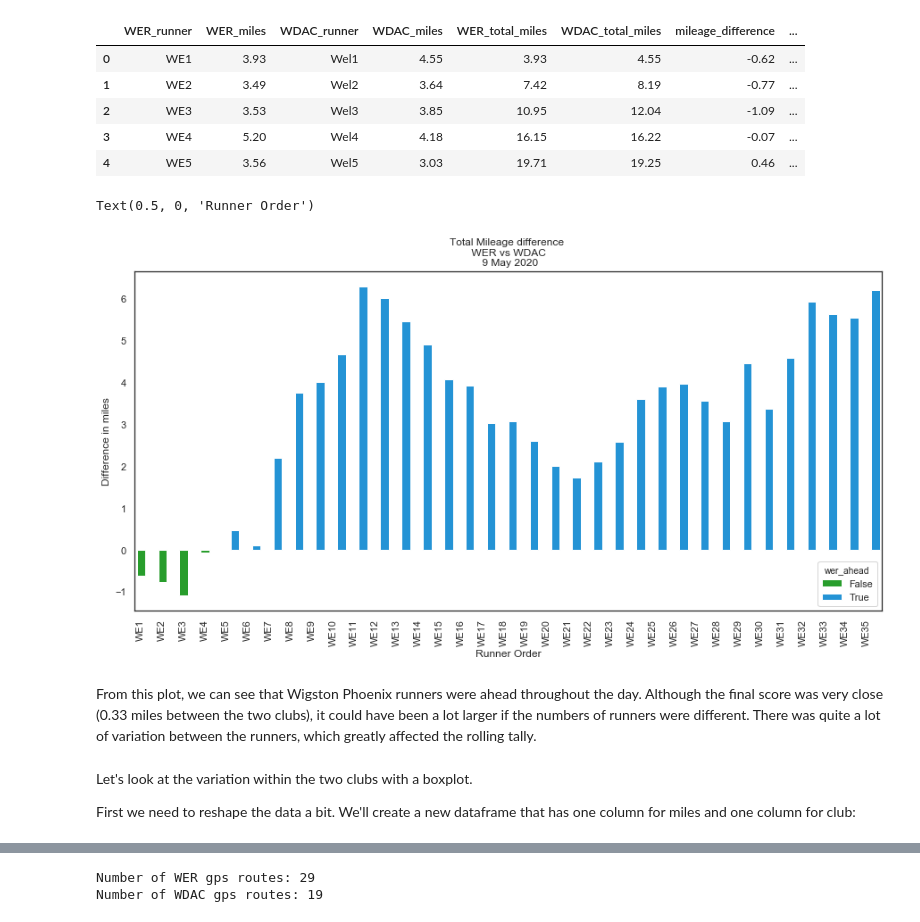
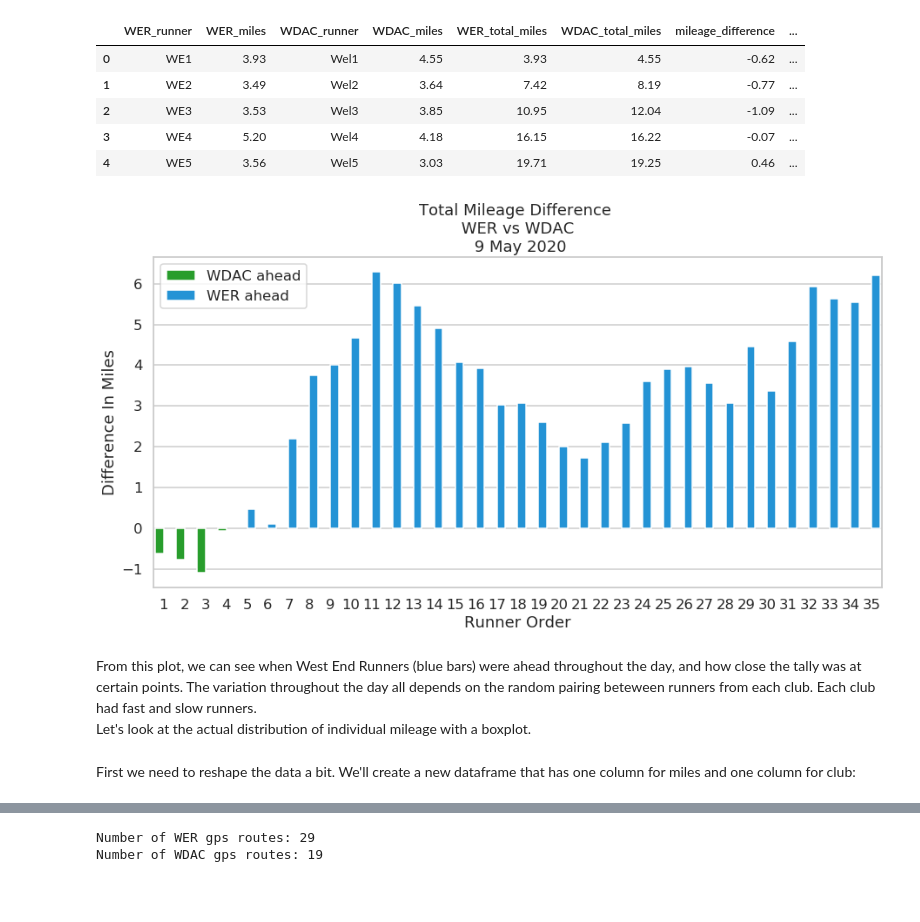
Before and after one commit to tamelamaciel/virtual_running_relays, a Jupyter notebook: virtual_running_relays_WERvsWell_9May2020.ipynb, the cells around one changed output, grey strips where cells are left out. Saved outputs shown, nothing was run; the diff lists cells and outputs as text; code cells hidden in the pictures; blank space fills up the shorter version.

Commit message:
finished generalizing notebook, renamed directories for consistencies, saved plots from notebook

```diff
--- a/virtual_running_relays_WERvsWell_9May2020.ipynb
+++ b/virtual_running_relays_WERvsWell_9May2020.ipynb
@@ -32,7 +34,10 @@ data_dir="/Users/Tamela/CODE/src/github.com/tm419/Virtual Running Relays/"
 # OPTIONS:
 # West End vs Wigston Phoenix (WP), 2 May: WEvsWP_data/wer_vs_wp_2_may_2020.csv
 # West End vs Wellingborough (WDAC), 9 May: WEvsWDAC_data/wer_vs_wdac_9_may_2020.csv
-relay_data_name = "WEvsWDAC_data/wer_vs_wdac_9_may_2020.csv"
+relay_data_name = "WERvsWDAC_data/wer_vs_wdac_9_may_2020.csv"
+
+# SET DATE OF RELAY FOR PLOTTING:
+date = "9 May 2020"
 
 # SET CLUB ACRONYMNS FOR NAMING
 ateam = 'WER'
@@ -185,8 +187,9 @@ df
 
 This dataset set now shows the running totals and running difference (in miles) between the two clubs throughout the day. It's ready for some data visualisation to better understand the strengths of the clubs.
 # %%
-#make column for if West End Runners are ahead, for use in colouring the bars below
-df['wer_ahead']=df['mileage_difference']>0
+#make dummy variable column for if West End Runners are ahead. This will be used to colour the bars in the plots below.
+
+df['WER_ahead']=df['mileage_difference']>0
 df.head()
 # %% [output]
 |  | WER_runner | WER_miles | WDAC_runner | WDAC_miles | WER_total_miles | WDAC_total_miles | mileage_difference | ... |
@@ -196,21 +199,35 @@ df.head()
 | 3 | WE4 | 5.20 | Wel4 | 4.18 | 16.15 | 16.22 | -0.07 | ... |
 | 4 | WE5 | 3.56 | Wel5 | 3.03 | 19.71 | 19.25 | 0.46 | ... |
 # %%
+# Make bar chart of how the total mileage difference between the clubs varied throughout the day
+
 plt.figure(figsize=(15,7))
 
 colours={True:sns.xkcd_rgb["azure"],False:sns.xkcd_rgb["green"]} #note color palette draws from xkcd named colours https://xkcd.com/color/rgb/
+runnerorder=np.arange(1,36,1,dtype=int).tolist()
 
-date = "9 May 2020"
+sns.set(style="whitegrid")
+sns.set_context("talk") #makes labels and text bigger
 
-sns.set(style='white')
+#set font
+mpl.rcParams['text.usetex'] = False
+mpl.rcParams['font.family'] = "Gill Sans MT"
 
-chart = sns.barplot(x="WER_runner",y="mileage_difference", data=df, hue="wer_ahead",palette=colours)
+g = sns.barplot(x="WER_runner",y="mileage_difference", data=df, hue="WER_ahead",palette=colours)
 
-#chart.set(ylim=(-3,1.5))
-chart.set_xticklabels(chart.get_xticklabels(), rotation=90, horizontalalignment='right')
-plt.title("Total Mileage difference \n "+ateam+" vs "+bteam+" \n "+date)
-plt.ylabel("Difference in miles")
+g.set_xticklabels(runnerorder)
+
+# get legend handles and labels and modify text and location:
+current_handles, current_labels = plt.gca().get_legend_handles_labels()
+plt.legend(current_handles,["WDAC ahead","WER ahead"],loc='upper left')
+
+plt.title("Total Mileage Difference \n "+ateam+" vs "+bteam+" \n "+date)
+plt.ylabel("Difference In Miles")
 plt.xlabel("Runner Order")
+
+# save plot
+plt.savefig("total_mileage_difference"+ateam+"_"+bteam+".png",dpi=300,bbox_inches='tight') #bbox_inches=tight prevents the image being cutoff during save
+
+plt.show()
 # %% [output]
-Text(0.5, 0, 'Runner Order')
-[figure, old version]
+[figure, new version]
@@ -219,8 +234,7 @@ Text(0.5, 0, 'Runner Order')
-# %% [markdown]
-From this plot, we can see that Wigston Phoenix runners were ahead throughout the day. Although the final score was very close (0.33 miles between the two clubs), it could have been a lot larger if the numbers of runners were different. There was quite a lot of variation between the runners, which greatly affected the rolling tally.
+# %% [markdown]
+From this plot, we can see when West End Runners (blue bars) were ahead throughout the day, and how close the tally was at certain points. The variation throughout the day all depends on the random pairing beteween runners from each club. Each club had fast and slow runners.
+Let's look at the actual distribution of individual mileage with a boxplot.
 # %% [markdown]
-Let's look at the variation within the two clubs with a boxplot.
-
 First we need to reshape the data a bit. We'll create a new dataframe that has one column for miles and one column for club:
 # %%
 #west end club df
```
Also changed, not shown: parts of 22 cells of this notebook, 59 other files.
